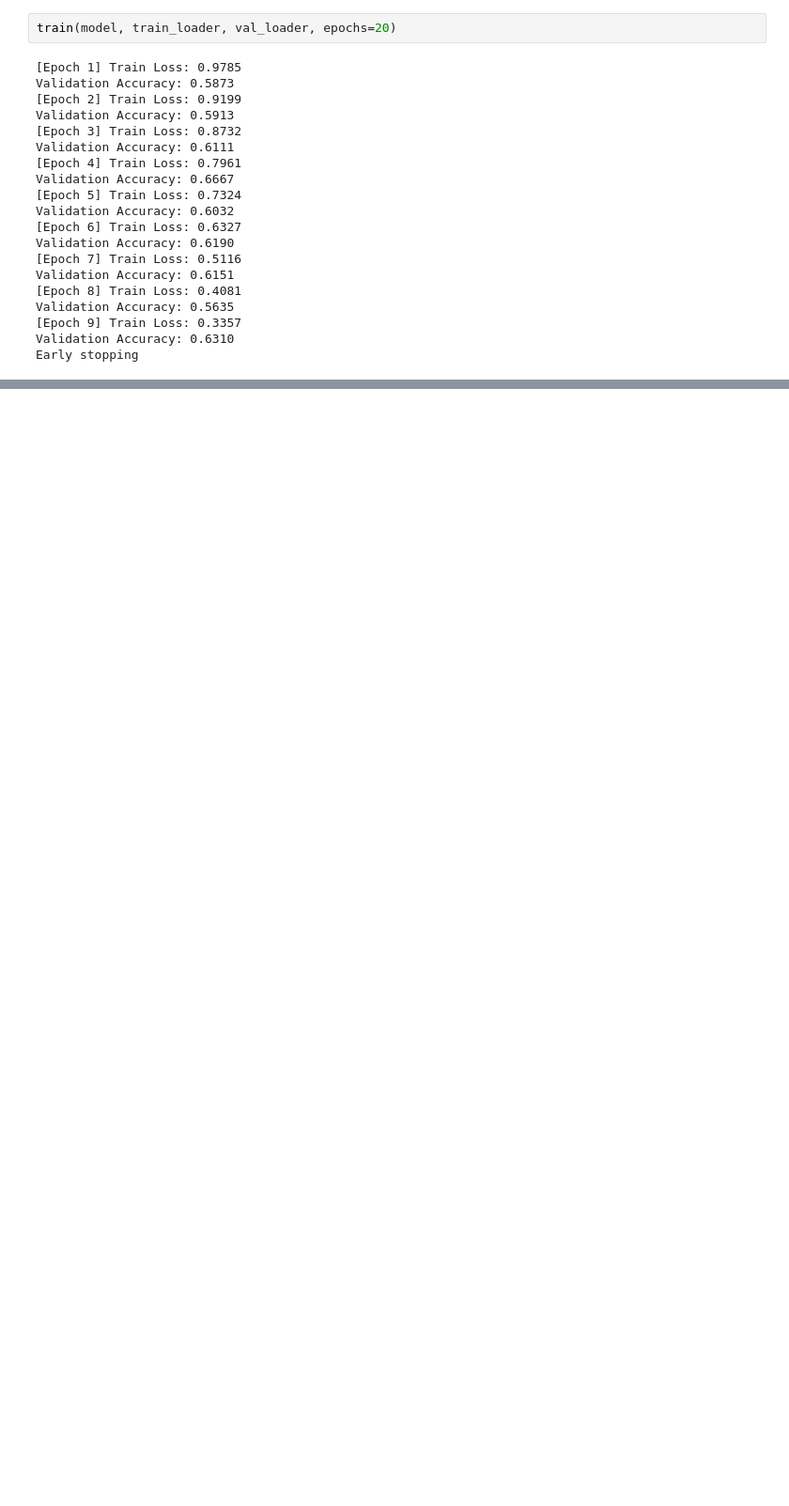
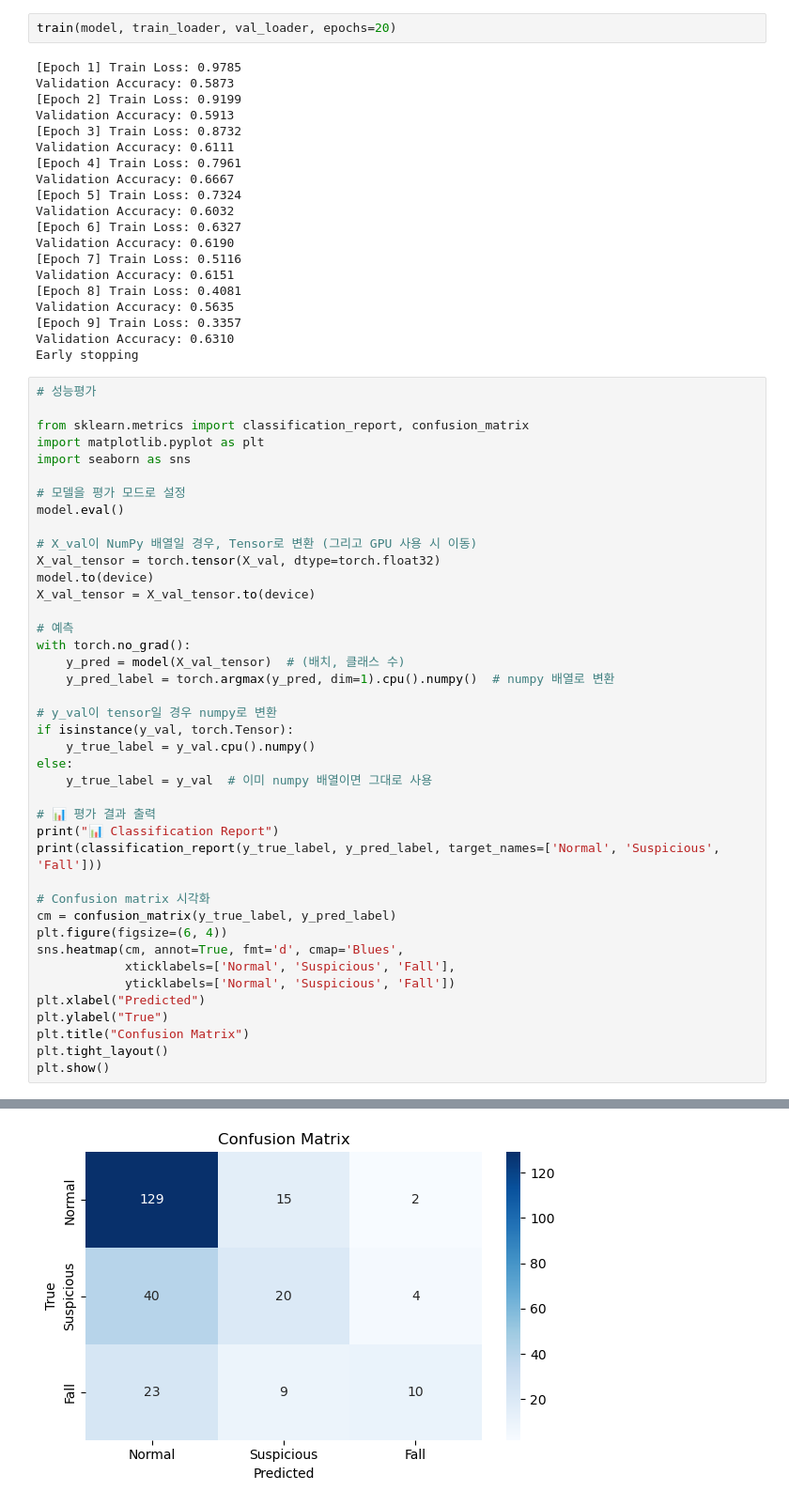
Before and after one commit to OpenSourceProgramming-S-H-E/SafePose, a Jupyter notebook: model/SafePose_Model_add.ipynb, the cells around one changed output, grey strips where cells are left out. Shown at 94% size. Drawn from its saved outputs; the diff is of its cells as text; blank space fills up the shorter version.

Commit message:
Report : Model_add accuracy

```diff
--- a/model/SafePose_Model_add.ipynb
+++ b/model/SafePose_Model_add.ipynb
@@ -404,3 +404,45 @@ Validation Accuracy: 0.5635
 [Epoch 9] Train Loss: 0.3357
 Validation Accuracy: 0.6310
 Early stopping
+# %%
+# 성능평가
+
+from sklearn.metrics import classification_report, confusion_matrix
+import matplotlib.pyplot as plt
+import seaborn as sns
+
+# 모델을 평가 모드로 설정
+model.eval()
+
+# X_val이 NumPy 배열일 경우, Tensor로 변환 (그리고 GPU 사용 시 이동)
+X_val_tensor = torch.tensor(X_val, dtype=torch.float32)
+model.to(device)
+X_val_tensor = X_val_tensor.to(device)
+
+# 예측
+with torch.no_grad():
+    y_pred = model(X_val_tensor)  # (배치, 클래스 수)
+    y_pred_label = torch.argmax(y_pred, dim=1).cpu().numpy()  # numpy 배열로 변환
+
+# y_val이 tensor일 경우 numpy로 변환
+if isinstance(y_val, torch.Tensor):
+    y_true_label = y_val.cpu().numpy()
+else:
+    y_true_label = y_val  # 이미 numpy 배열이면 그대로 사용
+
+# 📊 평가 결과 출력
+print("📊 Classification Report")
+print(classification_report(y_true_label, y_pred_label, target_names=['Normal', 'Suspicious', 'Fall']))
+
+# Confusion matrix 시각화
+cm = confusion_matrix(y_true_label, y_pred_label)
+plt.figure(figsize=(6, 4))
+sns.heatmap(cm, annot=True, fmt='d', cmap='Blues',
+            xticklabels=['Normal', 'Suspicious', 'Fall'],
+            yticklabels=['Normal', 'Suspicious', 'Fall'])
+plt.xlabel("Predicted")
+plt.ylabel("True")
+plt.title("Confusion Matrix")
+plt.tight_layout()
+plt.show()
+# %% [output]
@@ -406,0 +459 @@ Early stopping
+[figure, added]
```
Also changed, not shown: parts of 6 cells of this notebook.
